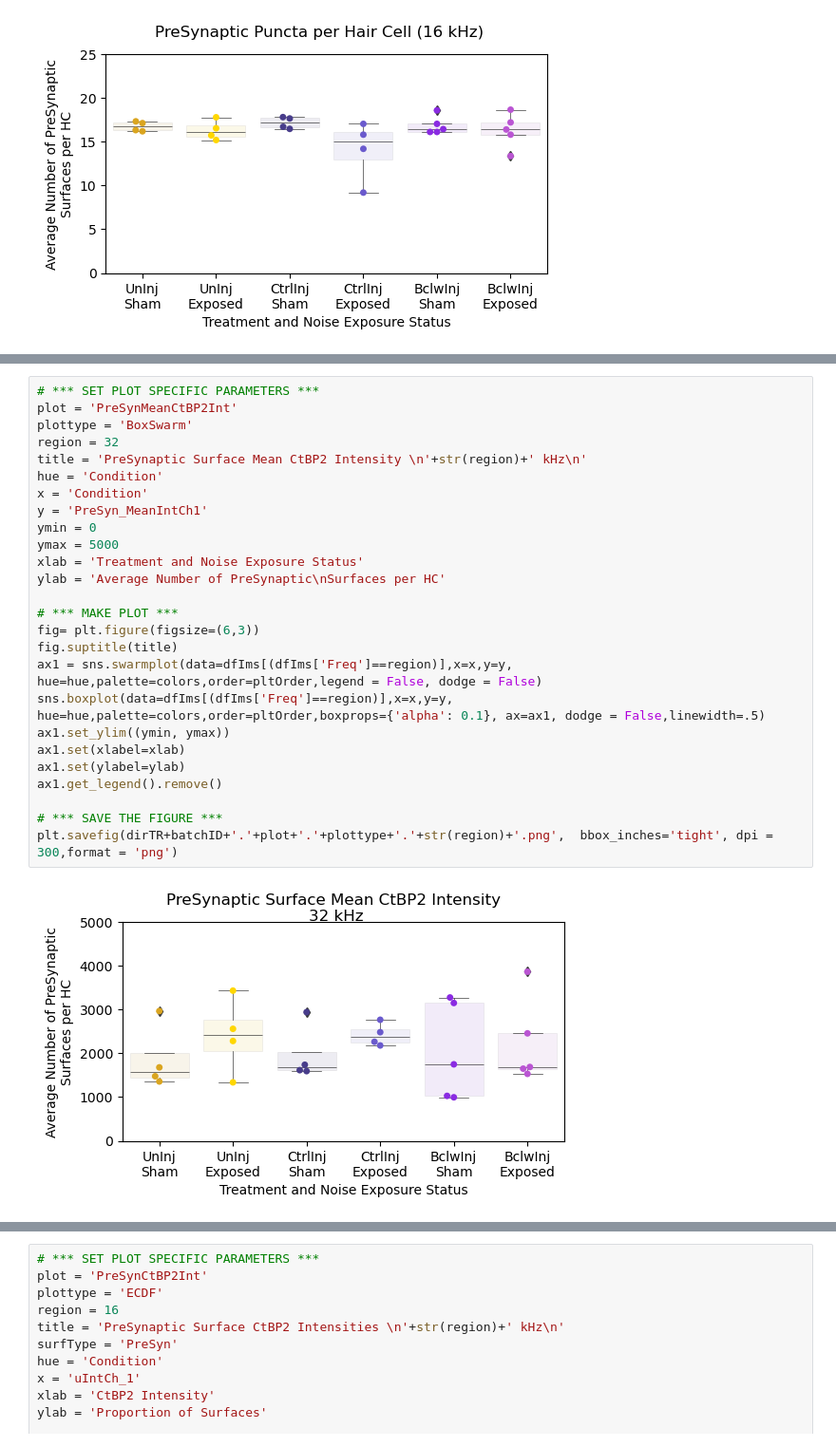
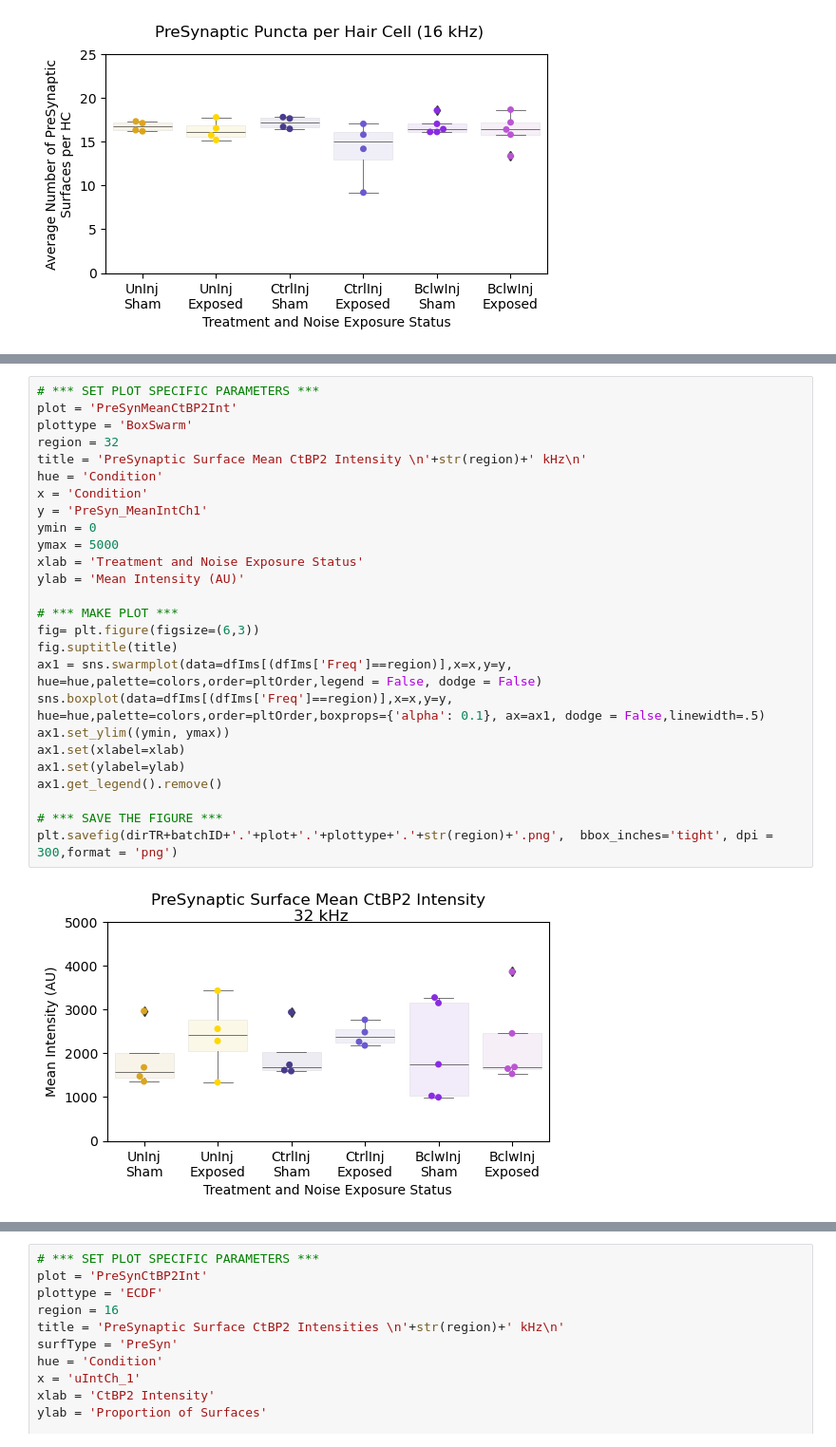
Before and after one commit to engineeringjoy/SynAnalyzer, a Jupyter notebook: 4.0_SynAnalyzer_PlotImarisResults.ipynb, the cells around one changed output, grey strips where cells are left out. Shown at 95% size. Saved outputs shown, nothing was run; the diff lists cells and outputs as text.

```diff
--- a/4.0_SynAnalyzer_PlotImarisResults.ipynb
+++ b/4.0_SynAnalyzer_PlotImarisResults.ipynb
@@ -269,31 +269,31 @@ plt.savefig(dirTR+batchID+'.'+plot+'.'+plottype+'.'+str(region)+'.png',  bbox_in
 # %%
 # *** SET PLOT SPECIFIC PARAMETERS ***
 plot = 'PreSynMeanCtBP2Int'
 plottype = 'BoxSwarm'
 region = 32
 title = 'PreSynaptic Surface Mean CtBP2 Intensity \n'+str(region)+' kHz\n'
 hue = 'Condition'
 x = 'Condition'
 y = 'PreSyn_MeanIntCh1'
 ymin = 0
 ymax = 5000
 xlab = 'Treatment and Noise Exposure Status'
-ylab = 'Average Number of PreSynaptic\nSurfaces per HC'
+ylab = 'Mean Intensity (AU)'
 
 # *** MAKE PLOT ***
 fig= plt.figure(figsize=(6,3))
 fig.suptitle(title)
 ax1 = sns.swarmplot(data=dfIms[(dfIms['Freq']==region)],x=x,y=y, hue=hue,palette=colors,order=pltOrder,legend = False, dodge = False)
 sns.boxplot(data=dfIms[(dfIms['Freq']==region)],x=x,y=y, hue=hue,palette=colors,order=pltOrder,boxprops={'alpha': 0.1}, ax=ax1, dodge = False,linewidth=.5)
 ax1.set_ylim((ymin, ymax))
 ax1.set(xlabel=xlab)
 ax1.set(ylabel=ylab)
 ax1.get_legend().remove()
 
 # *** SAVE THE FIGURE ***
 plt.savefig(dirTR+batchID+'.'+plot+'.'+plottype+'.'+str(region)+'.png',  bbox_inches='tight', dpi = 300,format = 'png')
 # %% [output]
-[figure, old version]
+[figure, new version]
 # %%
 # *** SET PLOT SPECIFIC PARAMETERS ***
 plot = 'PreSynMeanCalb2Int'
```
Also changed, not shown: parts of 7 cells of this notebook, 1 other file.
